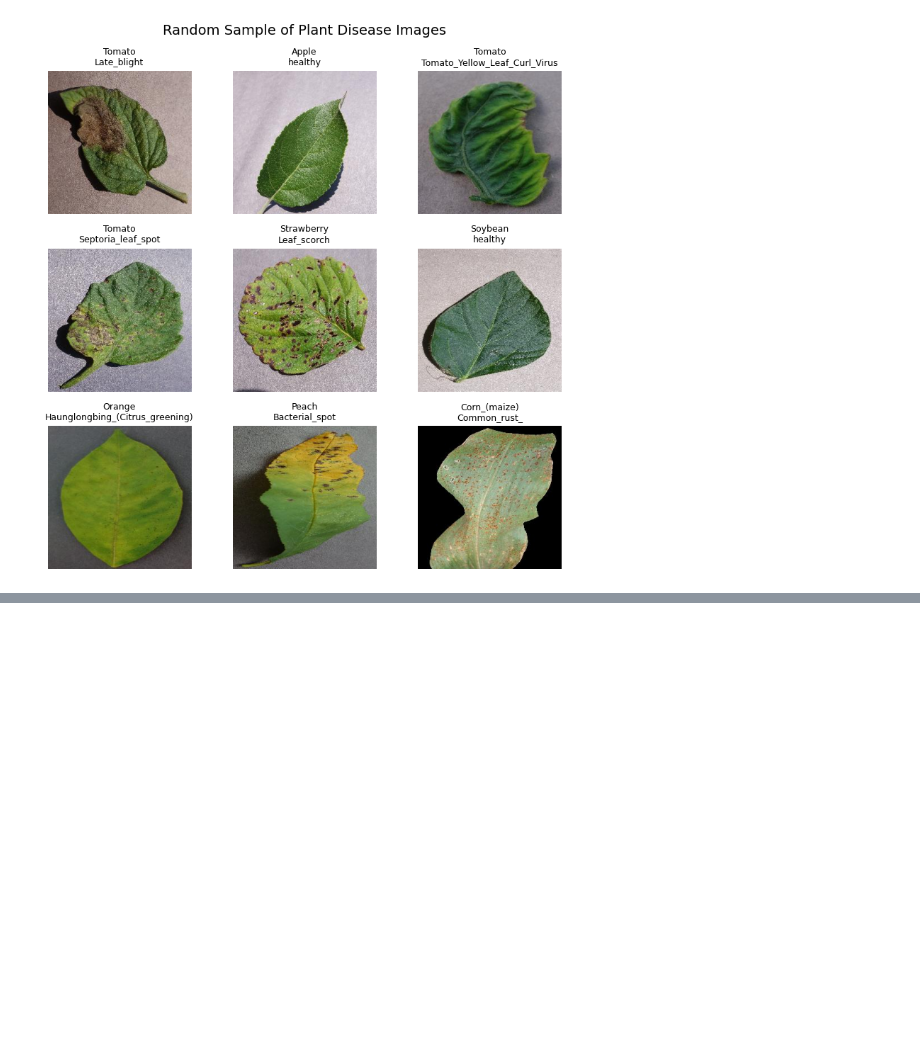
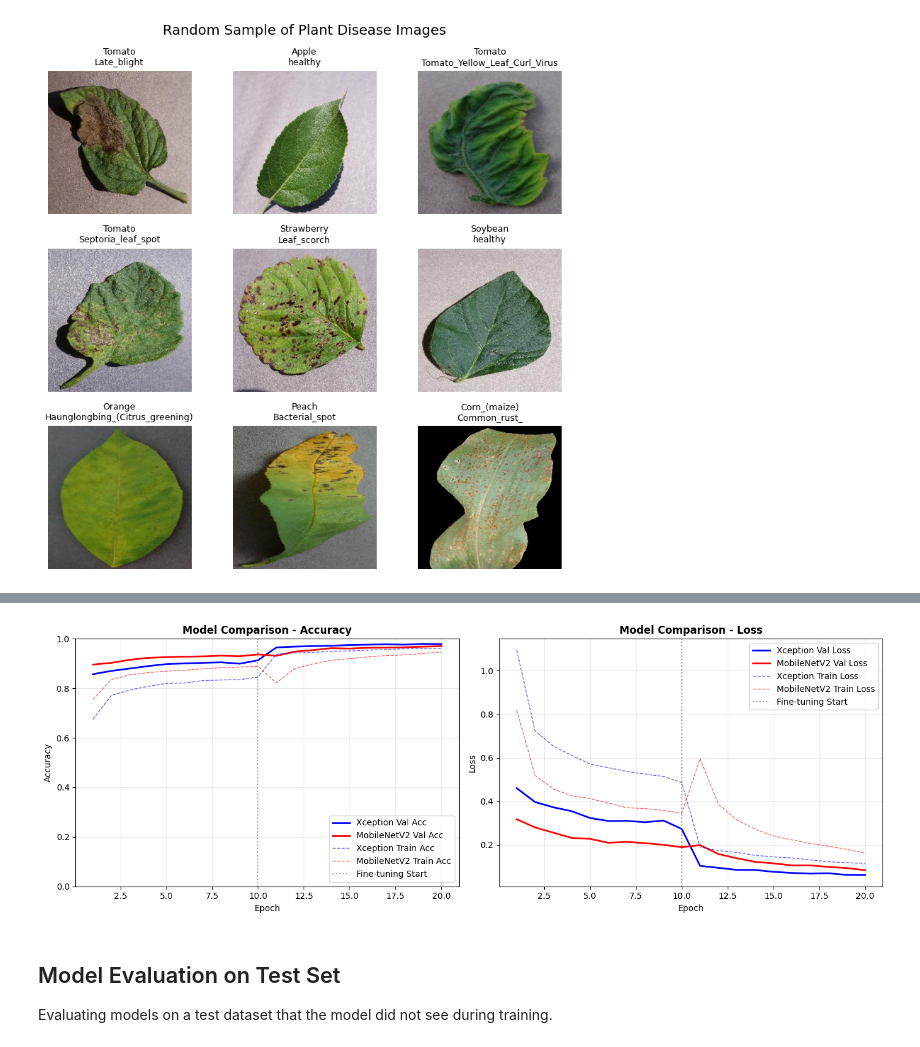
Before and after one commit to oleksiyo/plant-disease-detection, a Jupyter notebook: notebook.ipynb, the cells around one changed output, grey strips where cells are left out. Saved outputs shown, nothing was run; the diff lists cells and outputs as text; code cells hidden in the pictures; blank space fills up the shorter version.

```diff
--- a/notebook.ipynb
+++ b/notebook.ipynb
@@ -403,0 +899,40 @@ NameError: name 'test_data' is not defined
+# %%
+# comparison of both models
+fig, axes = plt.subplots(1, 2, figsize=(14, 5))
+
+epochs_xception = range(1, len(xception_full_history['accuracy']) + 1)
+epochs_mobilenet = range(1, len(mobilenet_full_history['accuracy']) + 1)
+
+# Validation Accuracy Comparison
+axes[0].plot(epochs_xception, xception_full_history['val_accuracy'], 'b-', label='Xception Val Acc', linewidth=2)
+axes[0].plot(epochs_mobilenet, mobilenet_full_history['val_accuracy'], 'r-', label='MobileNetV2 Val Acc', linewidth=2)
+axes[0].plot(epochs_xception, xception_full_history['accuracy'], 'b--', label='Xception Train Acc', linewidth=1, alpha=0.6)
+axes[0].plot(epochs_mobilenet, mobilenet_full_history['accuracy'], 'r--', label='MobileNetV2 Train Acc', linewidth=1, alpha=0.6)
+axes[0].axvline(x=EPOCHS_PHASE1, color='gray', linestyle=':', alpha=0.7, label='Fine-tuning Start')
+axes[0].set_title('Model Comparison - Accuracy', fontsize=12, fontweight='bold')
+axes[0].set_xlabel('Epoch')
+axes[0].set_ylabel('Accuracy')
+axes[0].legend(loc='lower right')
+axes[0].grid(True, alpha=0.3)
+axes[0].set_ylim([0, 1])
+
+# Validation Loss Comparison
+axes[1].plot(epochs_xception, xception_full_history['val_loss'], 'b-', label='Xception Val Loss', linewidth=2)
+axes[1].plot(epochs_mobilenet, mobilenet_full_history['val_loss'], 'r-', label='MobileNetV2 Val Loss', linewidth=2)
+axes[1].plot(epochs_xception, xception_full_history['loss'], 'b--', label='Xception Train Loss', linewidth=1, alpha=0.6)
+axes[1].plot(epochs_mobilenet, mobilenet_full_history['loss'], 'r--', label='MobileNetV2 Train Loss', linewidth=1, alpha=0.6)
+axes[1].axvline(x=EPOCHS_PHASE1, color='gray', linestyle=':', alpha=0.7, label='Fine-tuning Start')
+axes[1].set_title('Model Comparison - Loss', fontsize=12, fontweight='bold')
+axes[1].set_xlabel('Epoch')
+axes[1].set_ylabel('Loss')
+axes[1].legend(loc='upper right')
+axes[1].grid(True, alpha=0.3)
+
+plt.tight_layout()
+plt.show()
+# %% [output]
+[figure, added]
+# %% [markdown]
+## Model Evaluation on Test Set
+
+Evaluating models on a test dataset that the model did not see during training.
```
Also changed, not shown: parts of 24 cells of this notebook.
